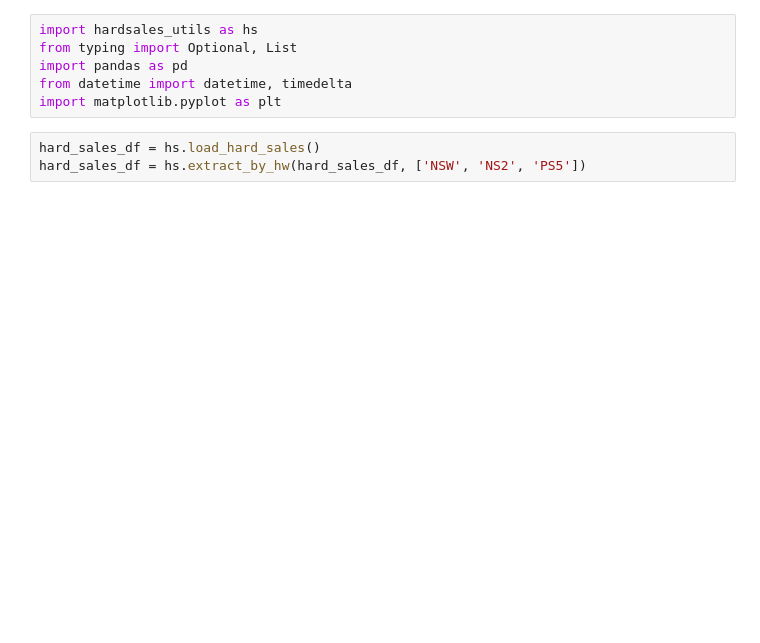
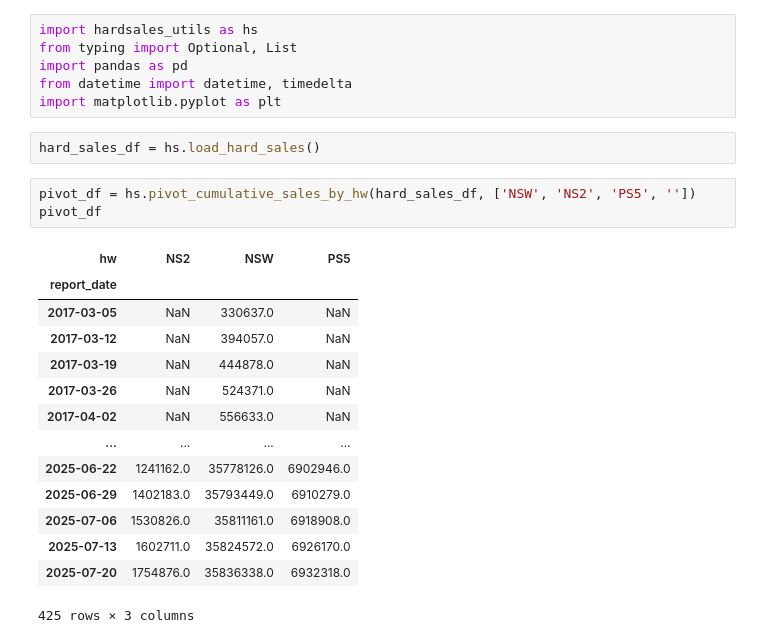
Before and after one commit to hidenden/gamedata, a Jupyter notebook: analysis/cumulative_graph.ipynb, the cells around one changed output. Cells and saved outputs as stored; diff of their text form; blank space fills up the shorter version.

```diff
--- a/analysis/cumulative_graph.ipynb
+++ b/analysis/cumulative_graph.ipynb
@@ -6,7 +6,24 @@ from datetime import datetime, timedelta
 import matplotlib.pyplot as plt
 # %%
 hard_sales_df = hs.load_hard_sales()
-hard_sales_df = hs.extract_by_hw(hard_sales_df, ['NSW', 'NS2', 'PS5'])
+# %%
+pivot_df = hs.pivot_cumulative_sales_by_hw(hard_sales_df, ['NSW', 'NS2', 'PS5', ''])
+pivot_df
+# %% [output]
+| hw | NS2 | NSW | PS5 |
+| report_date |  |  |  |
+| 2017-03-05 | NaN | 330637.0 | NaN |
+| 2017-03-12 | NaN | 394057.0 | NaN |
+| 2017-03-19 | NaN | 444878.0 | NaN |
+| 2017-03-26 | NaN | 524371.0 | NaN |
+| 2017-04-02 | NaN | 556633.0 | NaN |
+| ... | ... | ... | ... |
+| 2025-06-22 | 1241162.0 | 35778126.0 | 6902946.0 |
+| 2025-06-29 | 1402183.0 | 35793449.0 | 6910279.0 |
+| 2025-07-06 | 1530826.0 | 35811161.0 | 6918908.0 |
+| 2025-07-13 | 1602711.0 | 35824572.0 | 6926170.0 |
+| 2025-07-20 | 1754876.0 | 35836338.0 | 6932318.0 |
+425 rows × 3 columns
 # %%
 
 
```
Also changed, not shown: parts of 8 cells of this notebook, 1 other file.
